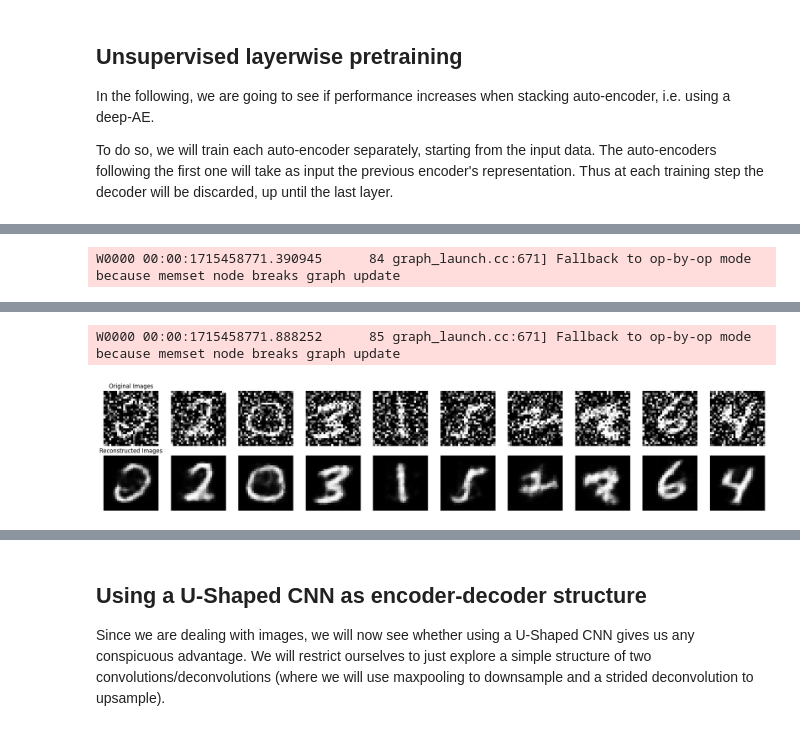
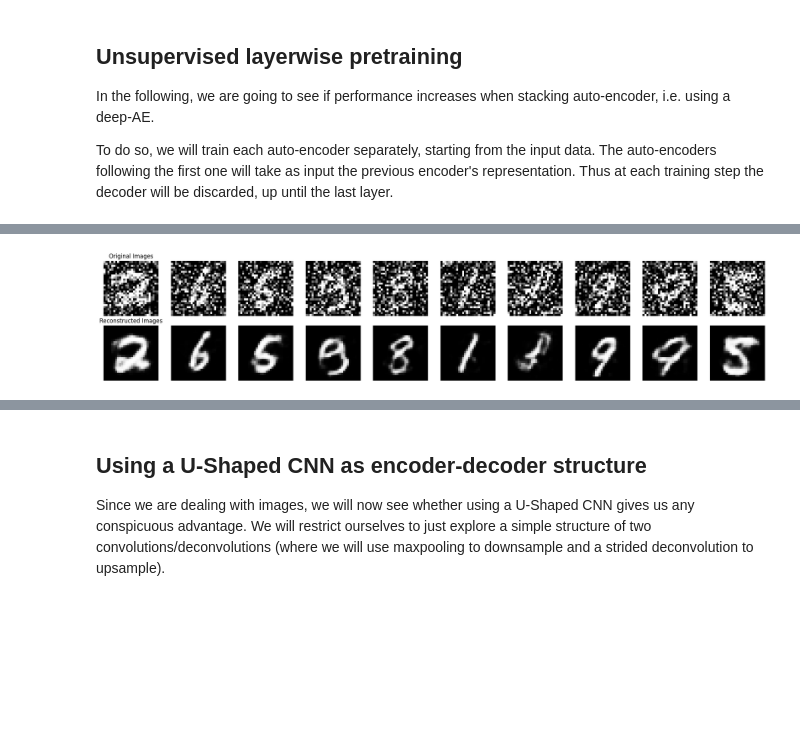
Before and after one commit to nicolapitzalis/quick-pattern-recognition, a Jupyter notebook: Deep_Autoencoders.ipynb, the cells around one changed output, grey strips where cells are left out. Saved outputs shown, nothing was run; the diff lists cells and outputs as text; code cells hidden in the pictures; blank space fills up the shorter version.

```diff
--- a/Deep_Autoencoders.ipynb
+++ b/Deep_Autoencoders.ipynb
@@ -442,14 +468,15 @@ X_test_reshaped = X_test.reshape((len(X_test), np.prod(X_test.shape[1:])))
 # %%
-layer_sizes = [784, 1024, 1024]
-encoders, decoders = layerwise_pretraining(X_train_reshaped, layer_sizes, epochs=50)
-
 stacked_ae = K.Sequential()
+stacked_ae.add(K.Input((28, 28)))
+stacked_ae.add(K.layers.Flatten())
 for encoder in encoders:
     stacked_ae.add(encoder.layers[1])
 
 for decoder in decoders[::-1]:
     stacked_ae.add(decoder.layers[1])
 
+stacked_ae.add(K.layers.Reshape((28, 28)))
+
 stacked_ae.compile(
     optimizer='adam',
     loss='mean_squared_error'
@@ -483,0 +525,17 @@ W0000 00:00:1715458736.334742      85 graph_launch.cc:671] Fallback to op-by-op
+# %%
+early_stopping = K.callbacks.EarlyStopping(
+    monitor='val_loss',
+    min_delta=0.0001,
+    patience=5,
+    verbose=1,
+    restore_best_weights=True)
+
+stacked_ae.fit(
+    noising_process(X_train, 0.5),
+    X_train,
+    epochs=50,
+    batch_size=128,
+    shuffle=True,
+    validation_split=0.2,
+    callbacks=[early_stopping]
+)
@@ -484,5 +568,5 @@ W0000 00:00:1715458736.334742      85 graph_launch.cc:671] Fallback to op-by-op
 # %%
-noised_data = noising_process(X_test_reshaped, 0.5)
+noised_data = noising_process(X_test, 0.6)
 
 predictions = stacked_ae.predict(noised_data).reshape((-1, 28, 28))
 print_imgs(noised_data, predictions)
@@ -491 +574,0 @@ print_imgs(noised_data, predictions)
-W0000 00:00:1715458771.390945      84 graph_launch.cc:671] Fallback to op-by-op mode because memset node breaks graph update
@@ -493,2 +575 @@ W0000 00:00:1715458771.390945      84 graph_launch.cc:671] Fallback to op-by-op
-W0000 00:00:1715458771.888252      85 graph_launch.cc:671] Fallback to op-by-op mode because memset node breaks graph update
-[figure, old version]
+[figure, new version]
```
Also changed, not shown: parts of 56 cells of this notebook.
